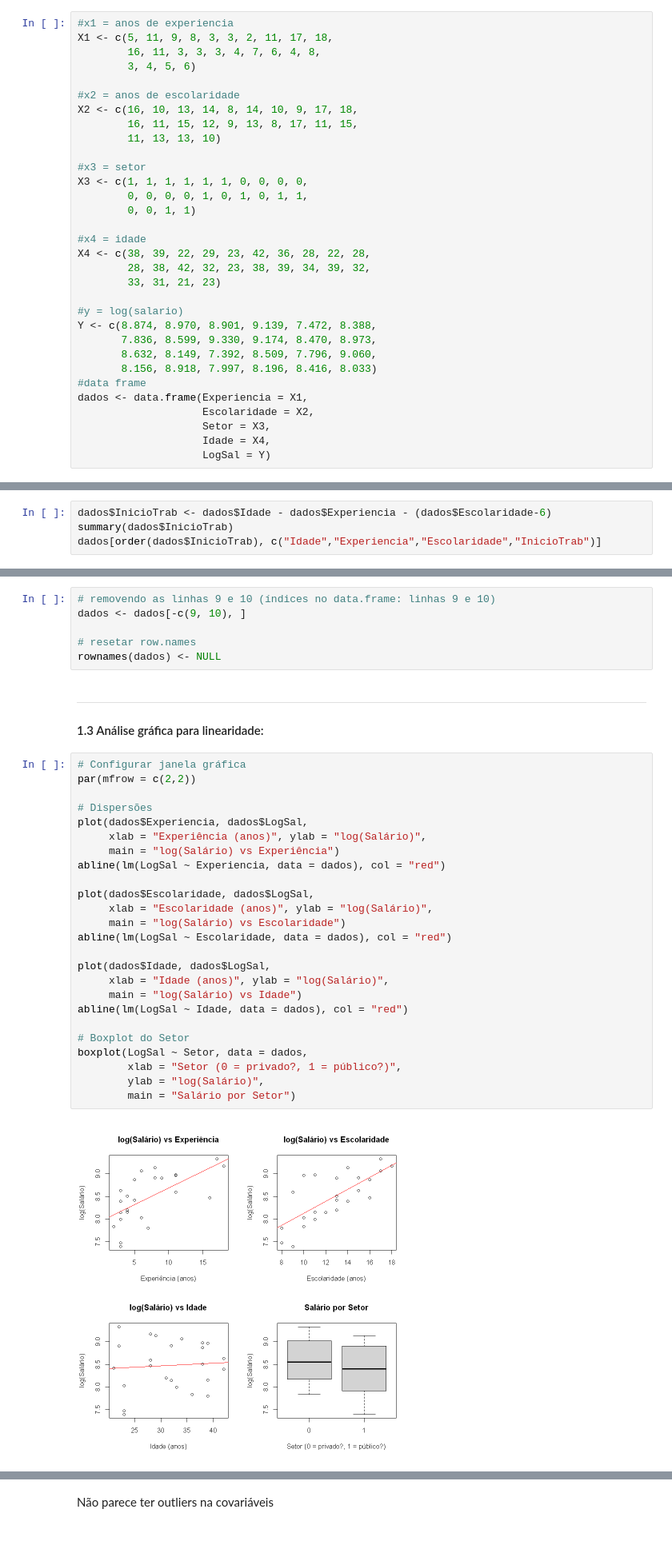
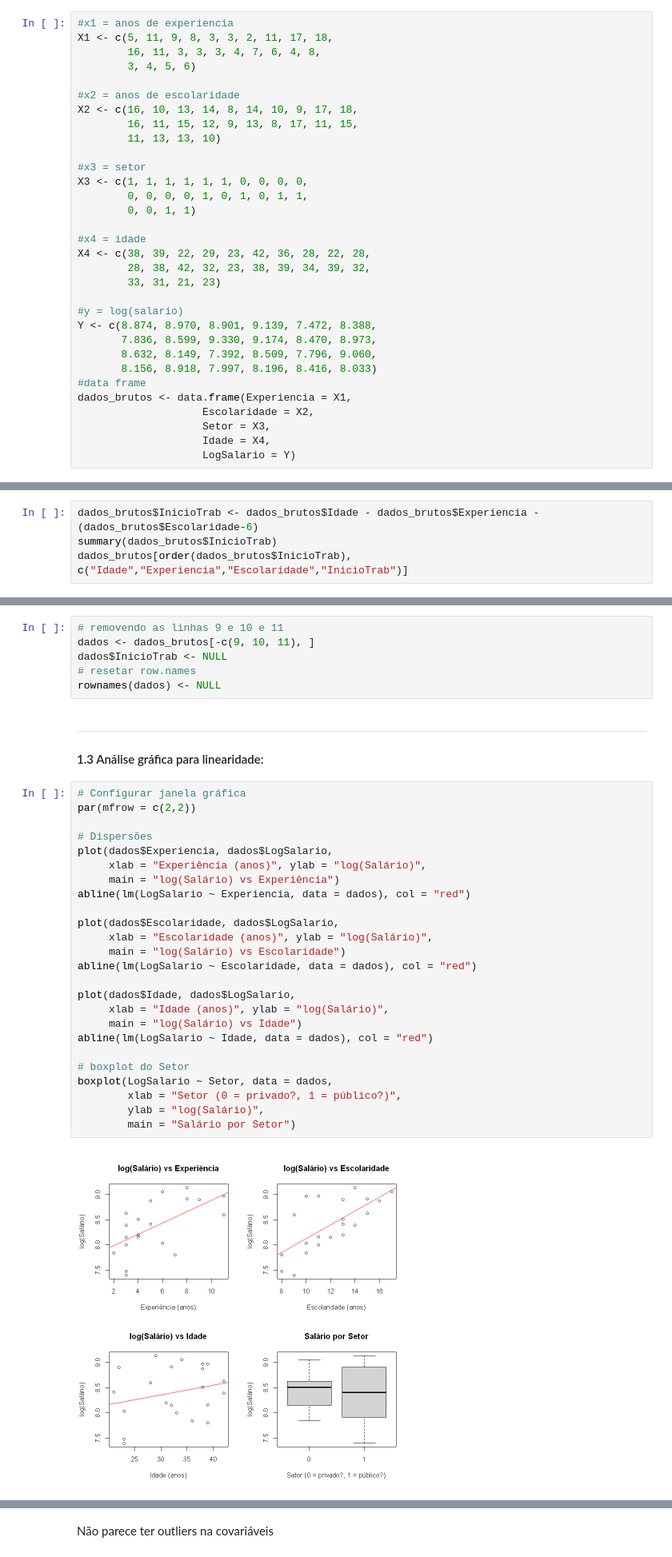
Before and after one commit to Marcehlin/Atividades-2026_1, a Jupyter notebook: Regressao/Regressao atividade 3/Regressao atividade 3.ipynb, the cells around one changed output, grey strips where cells are left out. Shown at 80% size. Saved outputs shown, nothing was run; the diff lists cells and outputs as text.

```diff
--- a/Regressao/Regressao atividade 3/Regressao atividade 3.ipynb
+++ b/Regressao/Regressao atividade 3/Regressao atividade 3.ipynb
@@ -64,11 +74,11 @@ Y <- c(8.874, 8.970, 8.901, 9.139, 7.472, 8.388,
        8.632, 8.149, 7.392, 8.509, 7.796, 9.060,
        8.156, 8.918, 7.997, 8.196, 8.416, 8.033)
 #data frame
-dados <- data.frame(Experiencia = X1,
+dados_brutos <- data.frame(Experiencia = X1,
                     Escolaridade = X2,
                     Setor = X3,
                     Idade = X4,
-                    LogSal = Y)
+                    LogSalario = Y)
 # %% [markdown]
 A estrutura e o sumário dos dados:
 # %%
@@ -99,7 +119,7 @@ Supondo que a escolaridade ***formal*** comece aos 6 anos. Além disso o início
 # %%
-dados$InicioTrab <- dados$Idade - dados$Experiencia - (dados$Escolaridade-6)
-summary(dados$InicioTrab)
-dados[order(dados$InicioTrab), c("Idade","Experiencia","Escolaridade","InicioTrab")]
+dados_brutos$InicioTrab <- dados_brutos$Idade - dados_brutos$Experiencia - (dados_brutos$Escolaridade-6)
+summary(dados_brutos$InicioTrab)
+dados_brutos[order(dados_brutos$InicioTrab), c("Idade","Experiencia","Escolaridade","InicioTrab")]
 # %% [output]
    Min. 1st Qu.  Median    Mean 3rd Qu.    Max.
   -6.00   13.00   19.00   17.96   25.50   31.00
@@ -154,7 +174,7 @@ Assim a base resultante contém agora 22 observações depois de remover 9 e 10.
 # %%
-# removendo as linhas 9 e 10 (índices no data.frame: linhas 9 e 10)
-dados <- dados[-c(9, 10), ]
-
+# removendo as linhas 9 e 10 e 11
+dados <- dados_brutos[-c(9, 10, 11), ]
+dados$InicioTrab <- NULL
 # resetar row.names
 rownames(dados) <- NULL
 # %% [markdown]
@@ -163,27 +183,27 @@ rownames(dados) <- NULL
 # %%
 # Configurar janela gráfica
 par(mfrow = c(2,2))
 
 # Dispersões
-plot(dados$Experiencia, dados$LogSal,
+plot(dados$Experiencia, dados$LogSalario,
      xlab = "Experiência (anos)", ylab = "log(Salário)",
      main = "log(Salário) vs Experiência")
-abline(lm(LogSal ~ Experiencia, data = dados), col = "red")
+abline(lm(LogSalario ~ Experiencia, data = dados), col = "red")
 
-plot(dados$Escolaridade, dados$LogSal,
+plot(dados$Escolaridade, dados$LogSalario,
      xlab = "Escolaridade (anos)", ylab = "log(Salário)",
      main = "log(Salário) vs Escolaridade")
-abline(lm(LogSal ~ Escolaridade, data = dados), col = "red")
+abline(lm(LogSalario ~ Escolaridade, data = dados), col = "red")
 
-plot(dados$Idade, dados$LogSal,
+plot(dados$Idade, dados$LogSalario,
      xlab = "Idade (anos)", ylab = "log(Salário)",
      main = "log(Salário) vs Idade")
-abline(lm(LogSal ~ Idade, data = dados), col = "red")
+abline(lm(LogSalario ~ Idade, data = dados), col = "red")
 
-# Boxplot do Setor
-boxplot(LogSal ~ Setor, data = dados,
+# boxplot do Setor
+boxplot(LogSalario ~ Setor, data = dados,
         xlab = "Setor (0 = privado?, 1 = público?)",
         ylab = "log(Salário)",
         main = "Salário por Setor")
 # %% [output]
-[figure, old version]
+[figure, new version]
```
Also changed, not shown: parts of 64 cells of this notebook, 13 other files.
